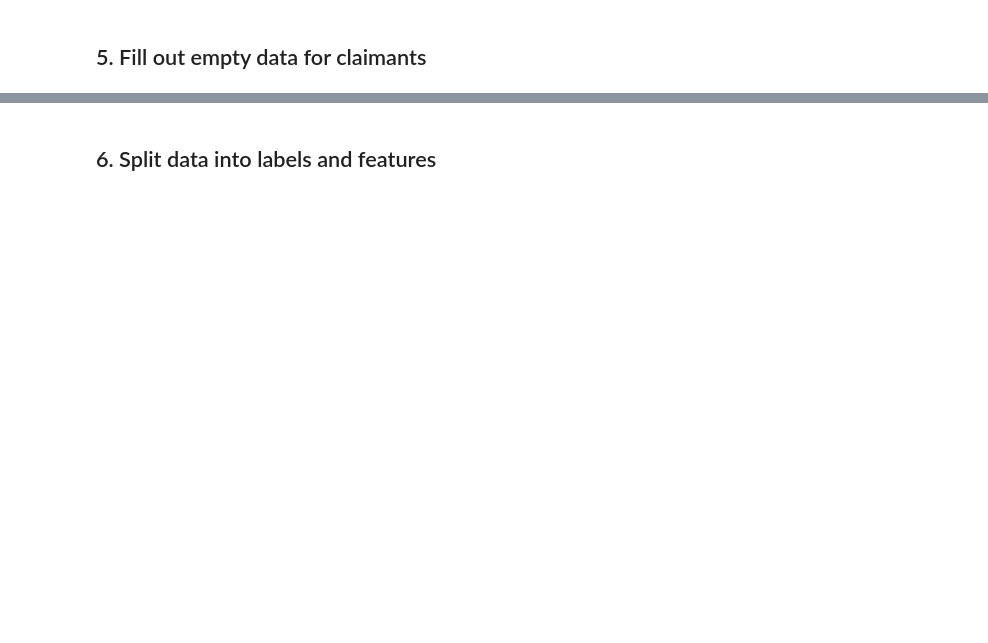
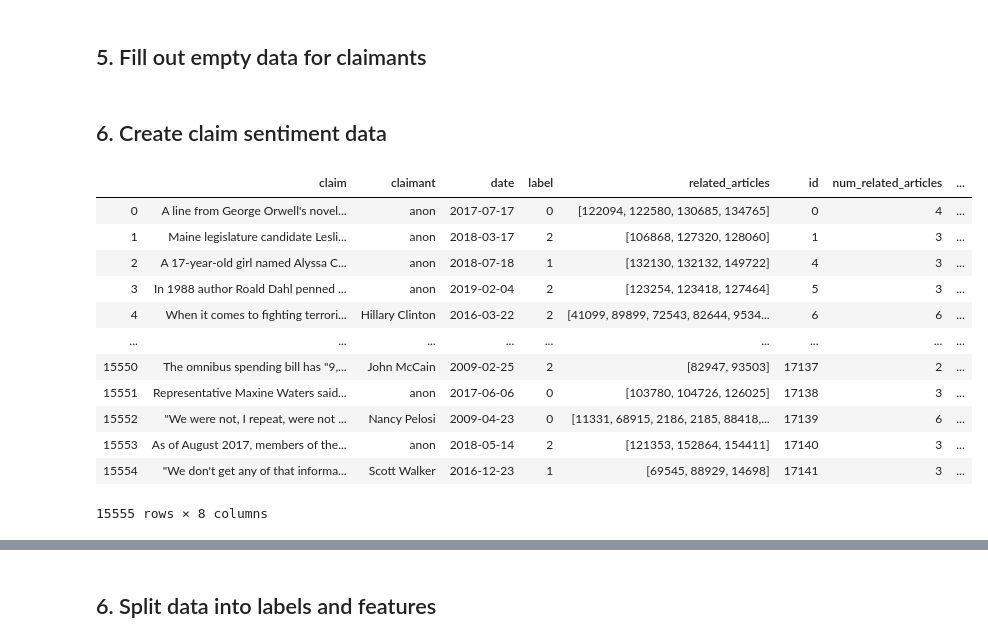
Before and after one commit to kingbd2/Fake_News_Data_Cup, a Jupyter notebook: 2.DataPreparation.ipynb, the cells around one changed output, grey strips where cells are left out. Drawn from its saved outputs; the diff is of its cells as text; code cells hidden in the pictures; blank space fills up the shorter version.

```diff
--- a/2.DataPreparation.ipynb
+++ b/2.DataPreparation.ipynb
@@ -195,0 +117,3 @@ train_df.head()
+# %%
+# Add number of related articles to training data
+train_df['num_related_articles']= train_df['related_articles'].apply(lambda x: len(x))
@@ -201,3 +130,21 @@ profile_train_df.to_file(output_file="data_profiles/training_data_profile.html")
 ## 5. Fill out empty data for claimants
 # %%
 train_df['claimant'].replace('', 'anon', inplace=True)
+# %% [markdown]
+## 6. Create claim sentiment data
+# %%
+dp.create_append_feature(train_df, 'claim', 'claim_nltk_sentiment', dp.get_sentiment_nltk_vader)
+# %% [output]
+|  | claim | claimant | date | label | related_articles | id | num_related_articles | ... |
+| 0 | A line from George Orwell's novel... | anon | 2017-07-17 | 0 | [122094, 122580, 130685, 134765] | 0 | 4 | ... |
+| 1 | Maine legislature candidate Lesli... | anon | 2018-03-17 | 2 | [106868, 127320, 128060] | 1 | 3 | ... |
+| 2 | A 17-year-old girl named Alyssa C... | anon | 2018-07-18 | 1 | [132130, 132132, 149722] | 4 | 3 | ... |
+| 3 | In 1988 author Roald Dahl penned ... | anon | 2019-02-04 | 2 | [123254, 123418, 127464] | 5 | 3 | ... |
+| 4 | When it comes to fighting terrori... | Hillary Clinton | 2016-03-22 | 2 | [41099, 89899, 72543, 82644, 9534... | 6 | 6 | ... |
+| ... | ... | ... | ... | ... | ... | ... | ... | ... |
+| 15550 | The omnibus spending bill has "9,... | John McCain | 2009-02-25 | 2 | [82947, 93503] | 17137 | 2 | ... |
+| 15551 | Representative Maxine Waters said... | anon | 2017-06-06 | 0 | [103780, 104726, 126025] | 17138 | 3 | ... |
+| 15552 | "We were not, I repeat, were not ... | Nancy Pelosi | 2009-04-23 | 0 | [11331, 68915, 2186, 2185, 88418,... | 17139 | 6 | ... |
+| 15553 | As of August 2017, members of the... | anon | 2018-05-14 | 2 | [121353, 152864, 154411] | 17140 | 3 | ... |
+| 15554 | "We don't get any of that informa... | Scott Walker | 2016-12-23 | 1 | [69545, 88929, 14698] | 17141 | 3 | ... |
+15555 rows × 8 columns
```
Also changed, not shown: parts of 42 cells of this notebook, 13 other files.
